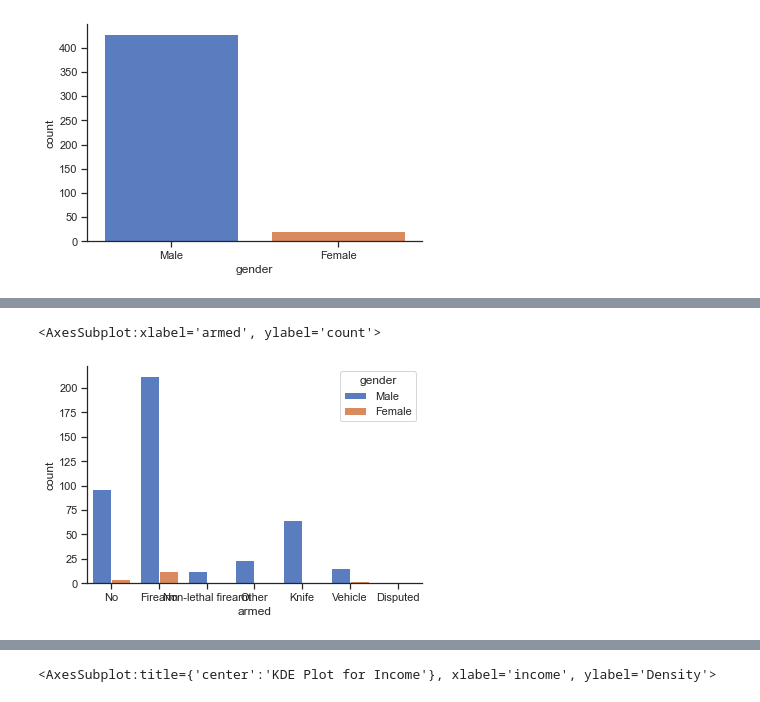
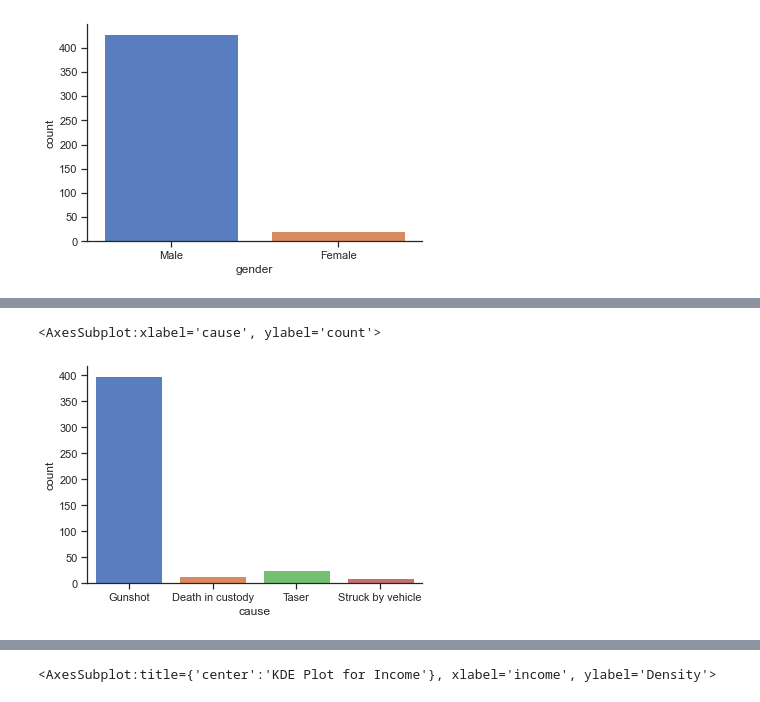
Before and after one commit to data301-2021-summer2/group30-project, a Jupyter notebook: analysis/Seravin/MS2_task_3&4.ipynb, the cells around one changed output, grey strips where cells are left out. Drawn from its saved outputs; the diff is of its cells as text; code cells hidden in the pictures.

Commit message:
added some graphs

```diff
--- a/analysis/Seravin/MS2_task_3&4.ipynb
+++ b/analysis/Seravin/MS2_task_3&4.ipynb
@@ -200,5 +200,5 @@ sns.countplot(x='month', data = df, order = order)
 # %%
-sns.countplot(x='armed', data = df)
+sns.countplot(x='cause', data = df)
 # %% [output]
-<AxesSubplot:xlabel='armed', ylabel='count'>
+<AxesSubplot:xlabel='cause', ylabel='count'>
-[figure, old version]
+[figure, new version]
```
Also changed, not shown: parts of 10 cells of this notebook.
